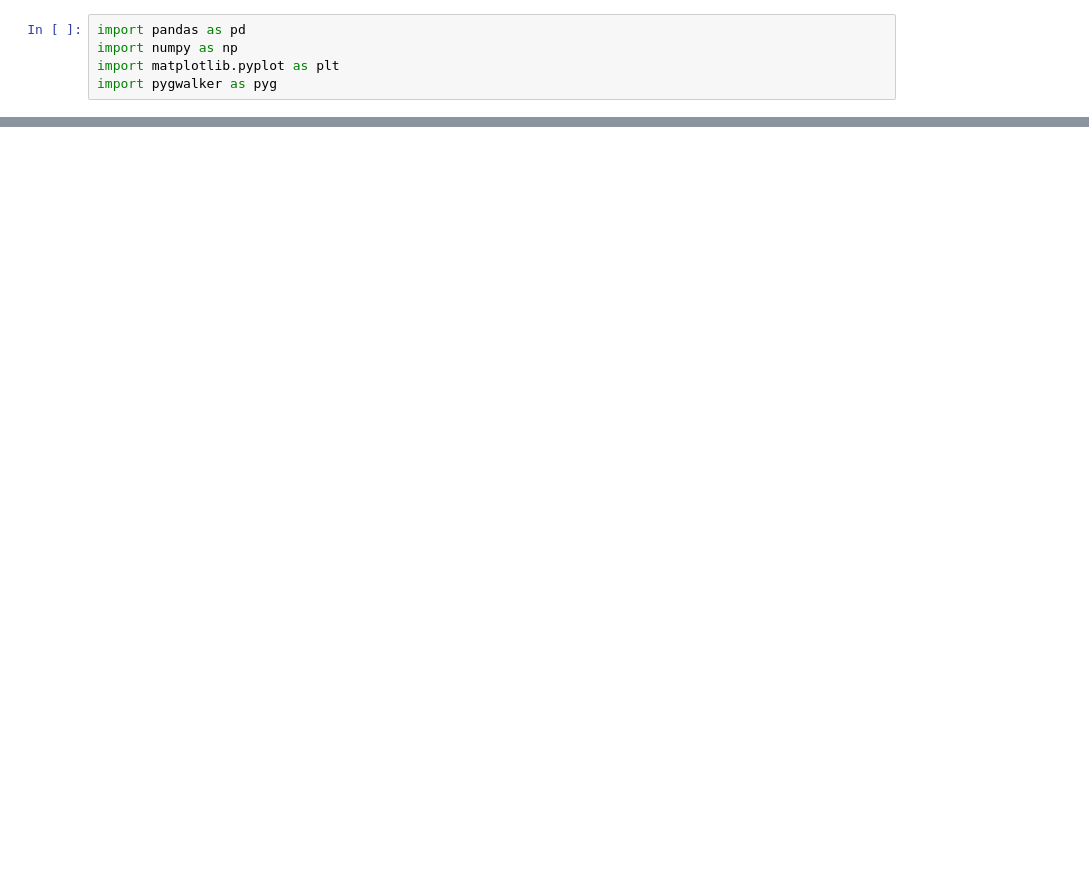
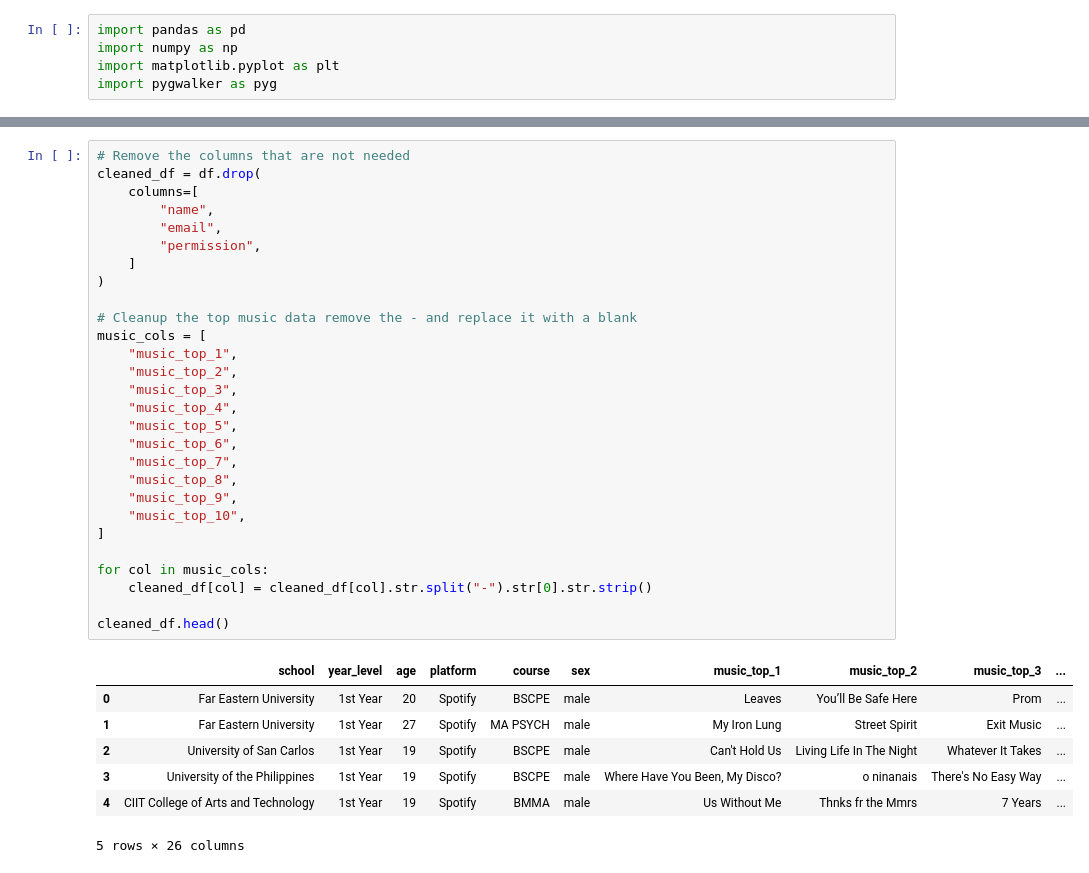
Before and after one commit to Pipaolo/cs-machine-learning, a Jupyter notebook: notebooks/project/final_project.ipynb, the cells around one changed output, grey strips where cells are left out. Drawn from its saved outputs; the diff is of its cells as text; blank space fills up the shorter version.

```diff
--- a/notebooks/project/final_project.ipynb
+++ b/notebooks/project/final_project.ipynb
@@ -104,0 +147,36 @@ cleaned_df.head()
+# %%
+# Remove the columns that are not needed
+cleaned_df = df.drop(
+    columns=[
+        "name",
+        "email",
+        "permission",
+    ]
+)
+
+# Cleanup the top music data remove the - and replace it with a blank
+music_cols = [
+    "music_top_1",
+    "music_top_2",
+    "music_top_3",
+    "music_top_4",
+    "music_top_5",
+    "music_top_6",
+    "music_top_7",
+    "music_top_8",
+    "music_top_9",
+    "music_top_10",
+]
+
+for col in music_cols:
+    cleaned_df[col] = cleaned_df[col].str.split("-").str[0].str.strip()
+
+cleaned_df.head()
+# %% [output]
+|  | school | year_level | age | platform | course | sex | music_top_1 | music_top_2 | music_top_3 | ... |
+| 0 | Far Eastern University | 1st Year | 20 | Spotify | BSCPE | male | Leaves | You’ll Be Safe Here | Prom | ... |
+| 1 | Far Eastern University | 1st Year | 27 | Spotify | MA PSYCH | male | My Iron Lung | Street Spirit | Exit Music | ... |
+| 2 | University of San Carlos | 1st Year | 19 | Spotify | BSCPE | male | Can't Hold Us | Living Life In The Night | Whatever It Takes | ... |
+| 3 | University of the Philippines | 1st Year | 19 | Spotify | BSCPE | male | Where Have You Been, My Disco? | o ninanais | There's No Easy Way | ... |
+| 4 | CIIT College of Arts and Technology | 1st Year | 19 | Spotify | BMMA | male | Us Without Me | Thnks fr the Mmrs | 7 Years | ... |
+5 rows × 26 columns
```
Also changed, not shown: parts of 21 cells of this notebook, 2 other files.
